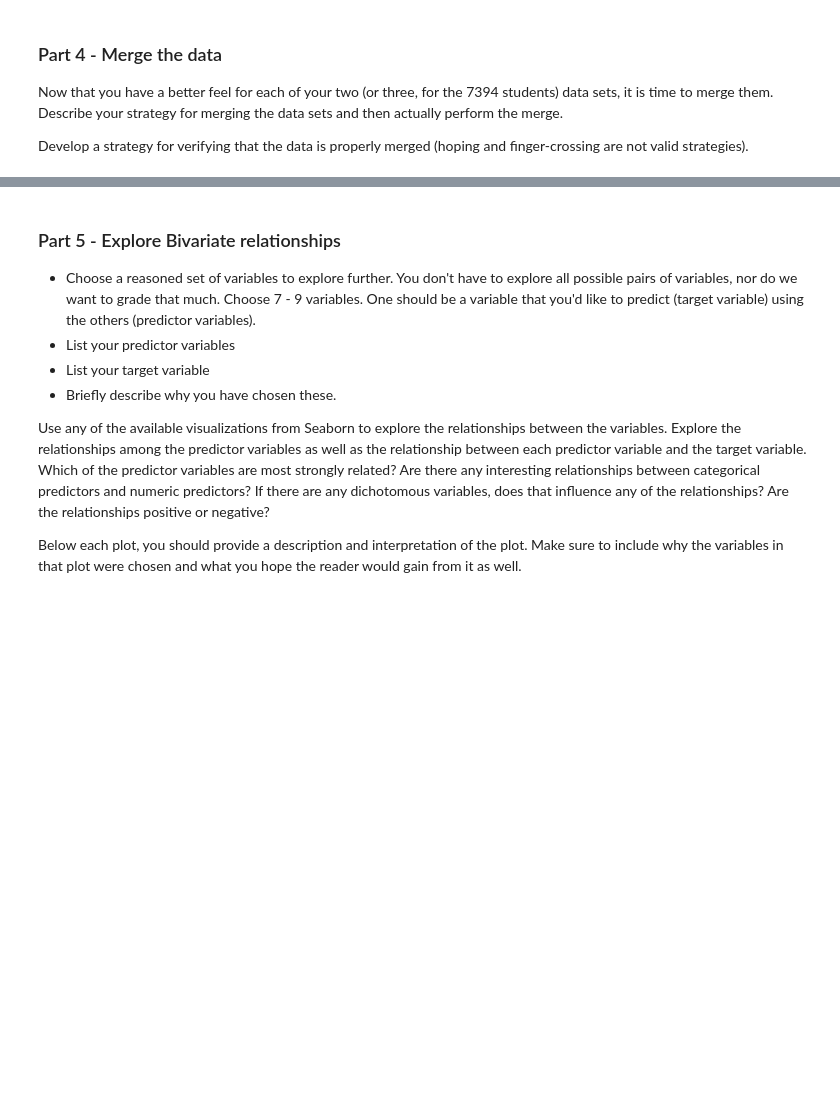
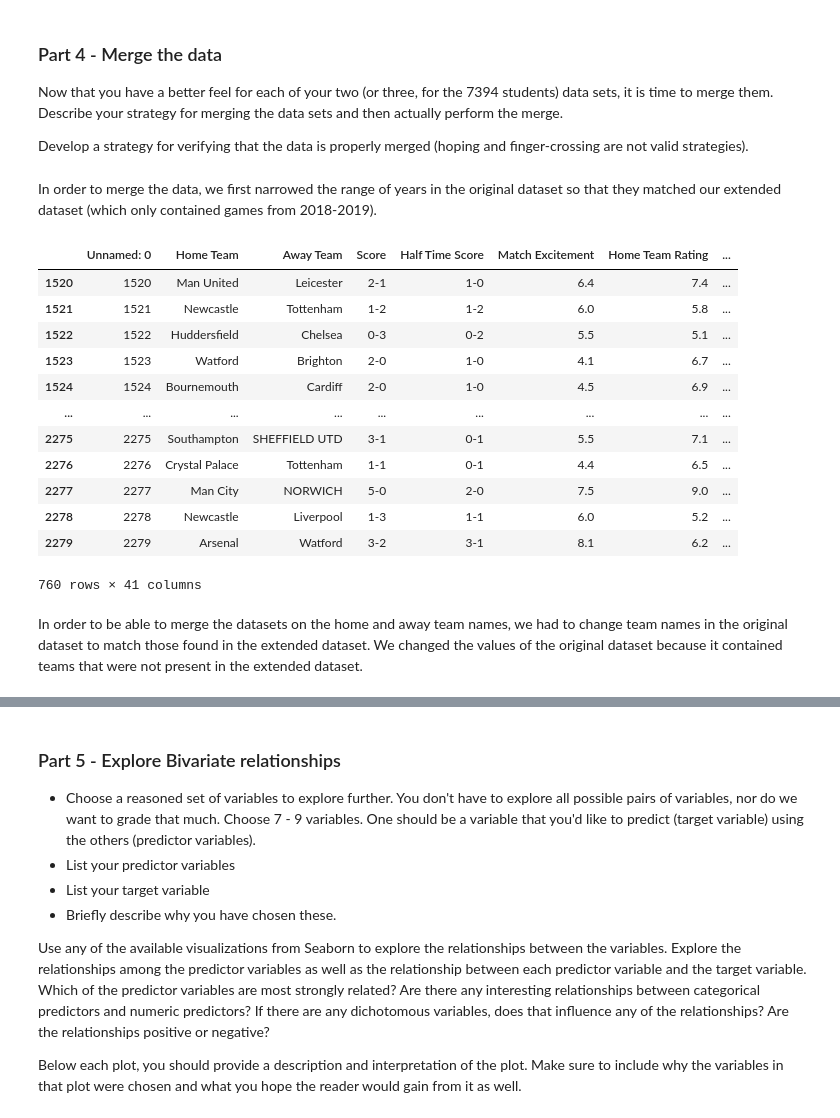
Before and after one commit to AriyanK/ML-Project2, a Jupyter notebook: Project02.ipynb, the cells around one changed output, grey strips where cells are left out. Drawn from its saved outputs; the diff is of its cells as text; code cells hidden in the pictures; blank space fills up the shorter version.

```diff
--- a/Project02.ipynb
+++ b/Project02.ipynb
@@ -353,3 +383,24 @@ extended.plot(kind="scatter", x="HS", y="HST", alpha=1)
 Now that you have a better feel for each of your two (or three, for the 7394 students) data sets, it is time to merge them. Describe your strategy for merging the data sets and then actually perform the merge.
 
 Develop a strategy for verifying that the data is properly merged (hoping and finger-crossing are not valid strategies).
+# %% [markdown]
+In order to merge the data, we first narrowed the range of years in the original dataset so that they matched our extended dataset (which only contained games from 2018-2019).
+# %%
+original = original[ (original['year'] == 2018) | (original['year'] == 2019)]
+display(original)
+# %% [output]
+|  | Unnamed: 0 | Home Team | Away Team | Score | Half Time Score | Match Excitement | Home Team Rating | ... |
+| 1520 | 1520 | Man United | Leicester | 2-1 | 1-0 | 6.4 | 7.4 | ... |
+| 1521 | 1521 | Newcastle | Tottenham | 1-2 | 1-2 | 6.0 | 5.8 | ... |
+| 1522 | 1522 | Huddersfield | Chelsea | 0-3 | 0-2 | 5.5 | 5.1 | ... |
+| 1523 | 1523 | Watford | Brighton | 2-0 | 1-0 | 4.1 | 6.7 | ... |
+| 1524 | 1524 | Bournemouth | Cardiff | 2-0 | 1-0 | 4.5 | 6.9 | ... |
+| ... | ... | ... | ... | ... | ... | ... | ... | ... |
+| 2275 | 2275 | Southampton | SHEFFIELD UTD | 3-1 | 0-1 | 5.5 | 7.1 | ... |
+| 2276 | 2276 | Crystal Palace | Tottenham | 1-1 | 0-1 | 4.4 | 6.5 | ... |
+| 2277 | 2277 | Man City | NORWICH | 5-0 | 2-0 | 7.5 | 9.0 | ... |
+| 2278 | 2278 | Newcastle | Liverpool | 1-3 | 1-1 | 6.0 | 5.2 | ... |
+| 2279 | 2279 | Arsenal | Watford | 3-2 | 3-1 | 8.1 | 6.2 | ... |
+760 rows × 41 columns
+# %% [markdown]
+In order to be able to merge the datasets on the home and away team names, we had to change team names in the original dataset to match those found in the extended dataset. We changed the values of the original dataset because it contained teams that were not present in the extended dataset.
```
Also changed, not shown: parts of 12 cells of this notebook.
